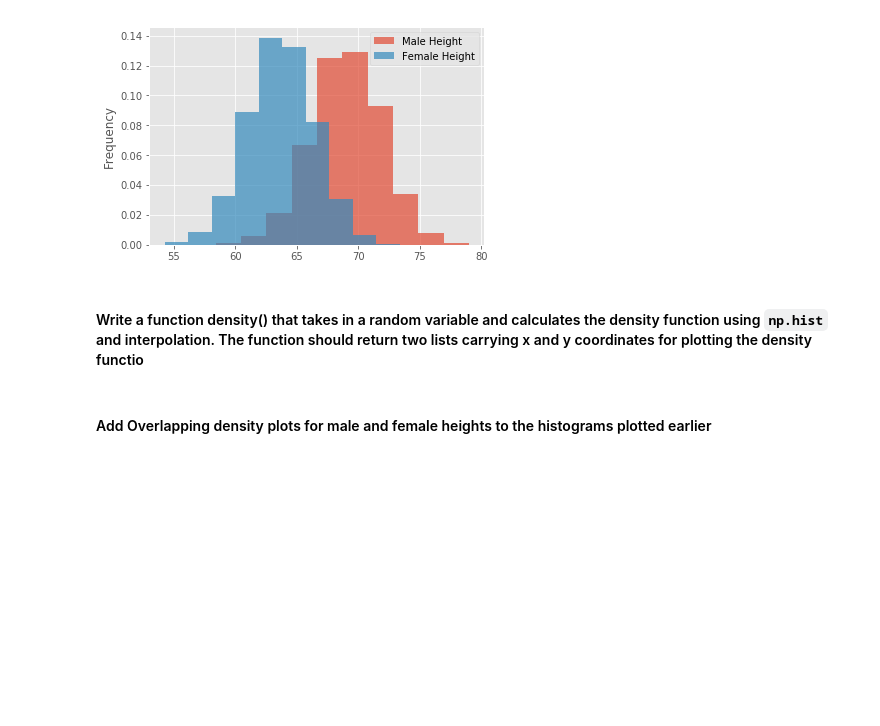
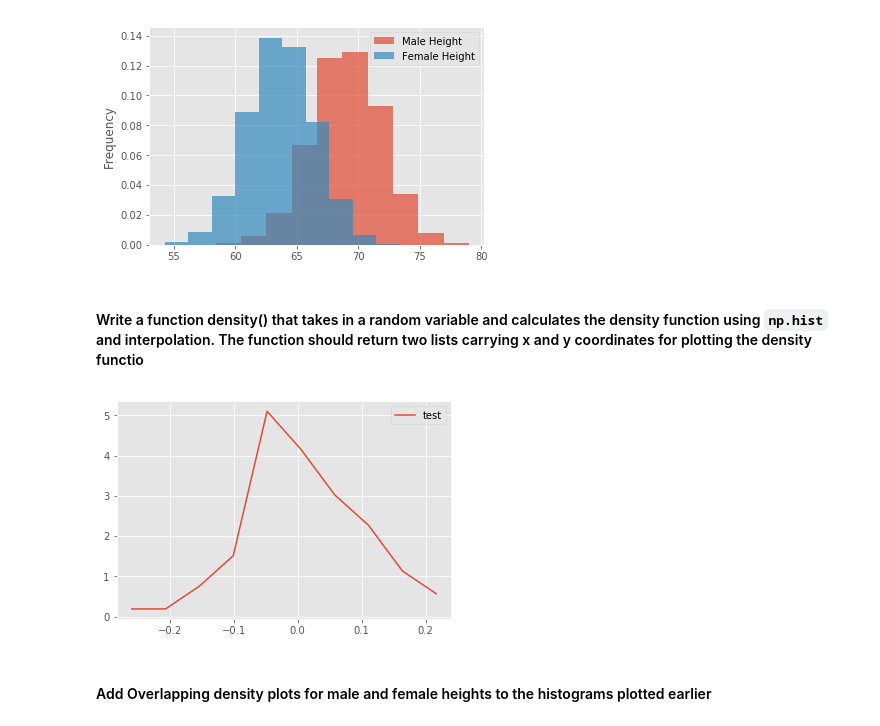
Before and after one commit to MissAle17/dsc-1-09-11-the-probability-density-function-lab-online-ds-sp-000, a Jupyter notebook: index.ipynb, the cells around one changed output. Saved outputs shown, nothing was run; the diff lists cells and outputs as text; code cells hidden in the pictures; blank space fills up the shorter version.

```diff
--- a/index.ipynb
+++ b/index.ipynb
@@ -70,30 +70,32 @@ plt.show()
 #### Write a function density() that takes in a random variable and calculates the density function using `np.hist` and interpolation. The function should return two lists carrying x and y coordinates for plotting the density functio
 # %%
 def density(x):
-    for x in range(n.size):
-    pdfx[x] = 0.5*(bins[x]+bins[x+1])
-    pdfy[x] = n[x]
 
-n, bins = np.histogram(data.Height, 20, density=1)
-n , bins
+    n, bins = np.histogram(x, 10, density=1)
+    # Initialize numpy arrays with zeros to store interpolated values
+    pdfx = np.zeros(n.size)
+    pdfy = np.zeros(n.size)
 
-pdfx = np.zeros(n.size)
-pdfy = np.zeros(n.size)
+    # Interpolate through histogram bins
+    # identify middle point between two neighbouring bins, in terms of x and y coords
+    for k in range(n.size):
+        pdfx[k] = 0.5*(bins[k]+bins[k+1])
+        pdfy[k] = n[k]
 
-# Interpolate through histogram bins
-# identify middle point between two neighbouring bins, in terms of x and y coords
+    # plot the calculated curve
+    return pdfx, pdfy
 
 
-# plot the calculated curve
-plt.plot(pdfx, pdfy)
-
-# Generate test data and test the function - uncomment to run the test
-# np.random.seed(5)
-# mu, sigma = 0, 0.1 # mean and standard deviation
-# s = np.random.normal(mu, sigma, 100)
-# x,y = density(s)
-# plt.plot(x,y, label = 'test')
-# plt.legend()
+# Generate test data and test the function
+np.random.seed(5)
+mu, sigma = 0, 0.1 # mean and standard deviation
+s = np.random.normal(mu, sigma, 100)
+x,y = density(s)
+plt.plot(x,y, label = 'test')
+plt.legend()
+plt.show()
+# %% [output]
+[figure, added]
 # %% [markdown]
 #### Add Overlapping density plots for male and female heights to the histograms plotted earlier
 # %%
```
Also changed, not shown: parts of 1 cell of this notebook.
